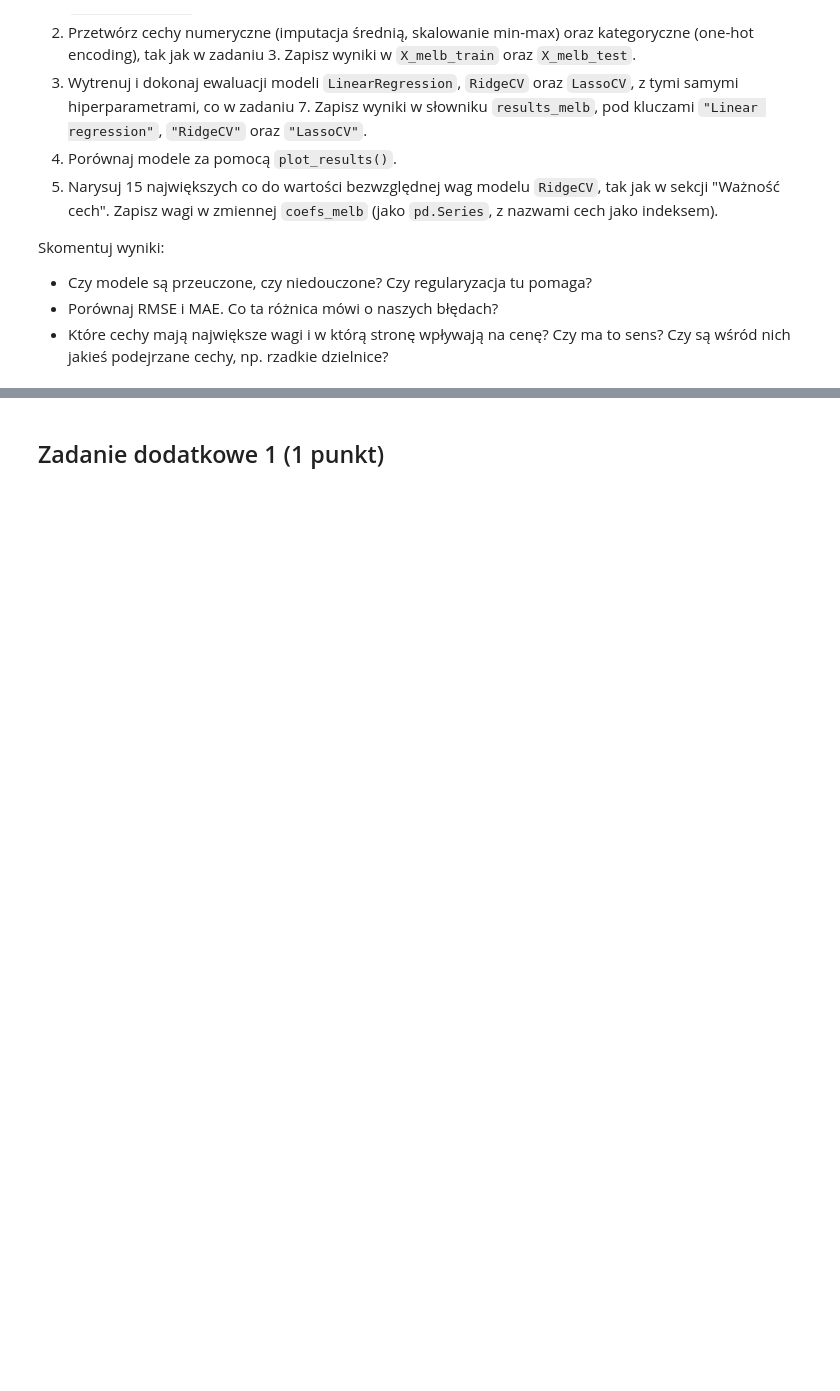
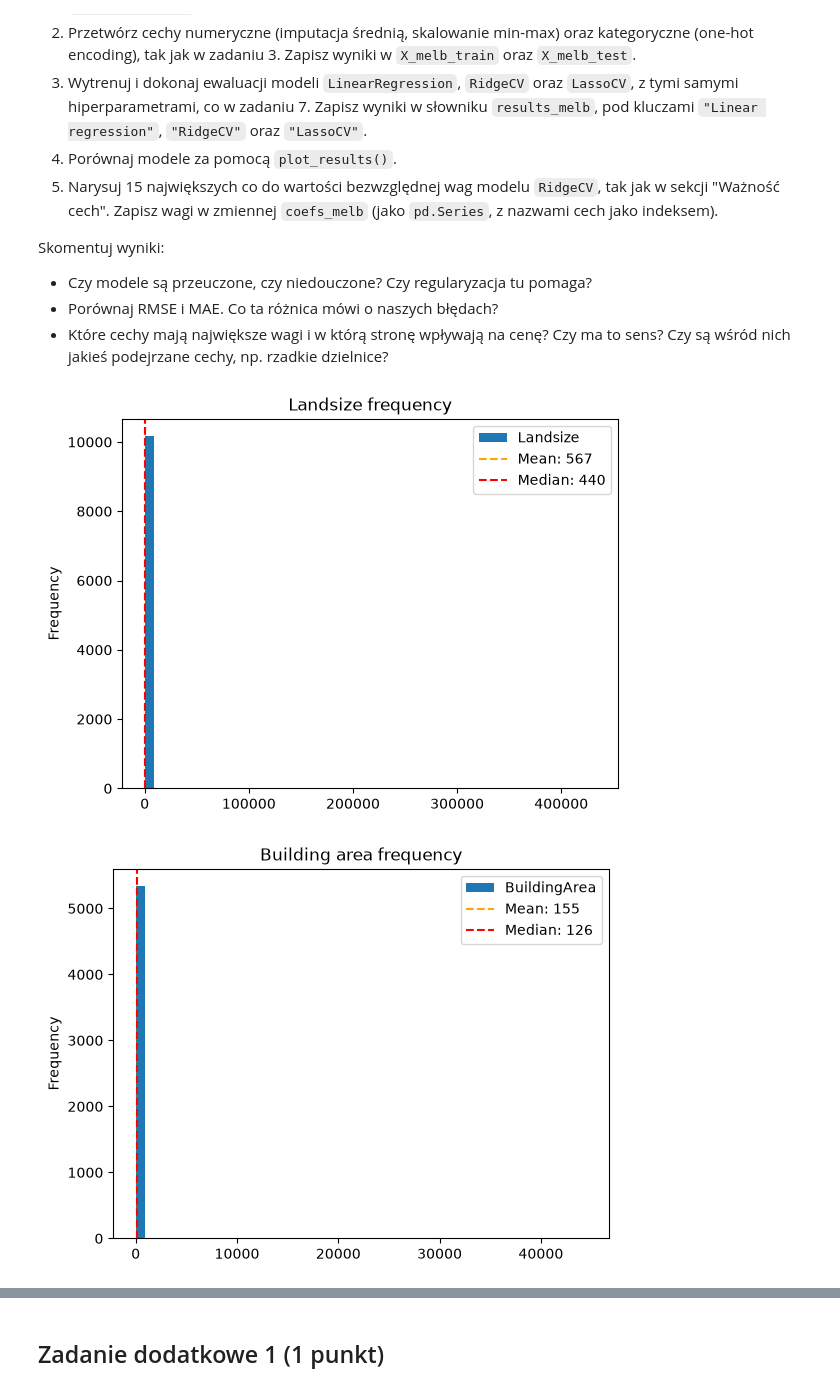
Before and after one commit to Mysiax05/AI_Basics, a Jupyter notebook: lab1/lab_1.ipynb, the cells around one changed output, grey strips where cells are left out. Cells and saved outputs as stored; diff of their text form; code cells hidden in the pictures; blank space fills up the shorter version.

```diff
--- a/lab1/lab_1.ipynb
+++ b/lab1/lab_1.ipynb
@@ -1501,0 +1500,25 @@ Skomentuj wyniki:
+# %%
+plot_distribution(X_melb_train_raw["Landsize"], "Landsize frequency")
+plot_distribution(X_melb_train_raw["BuildingArea"], "Building area frequency")
+
+skewed_features_melb = ["Landsize", "BuildingArea"]
+
+X_melb_train_num_raw = X_melb_train_raw[numerical_features_melb]
+X_melb_test_num_raw = X_melb_test_raw[numerical_features_melb]
+
+X_melb_train_cat_raw = X_melb_train_raw[categorical_features_melb]
+X_melb_test_cat_raw = X_melb_test_raw[categorical_features_melb]
+
+winsorizer_melb = Winsorizer(
+    capping_method="quantiles",
+    tail="both",
+    fold=0.01,
+    missing_values="ignore",
+    variables=skewed_features_melb
+)
+
+X_melb_train_num_winsorized = winsorizer_melb.fit_transform(X_melb_train_num_raw)
+X_melb_test_num_winsorized = winsorizer_melb.transform(X_melb_test_num_raw)
+# %% [output]
+[figure, added]
+[figure, added]
```
Also changed, not shown: parts of 8 cells of this notebook.
